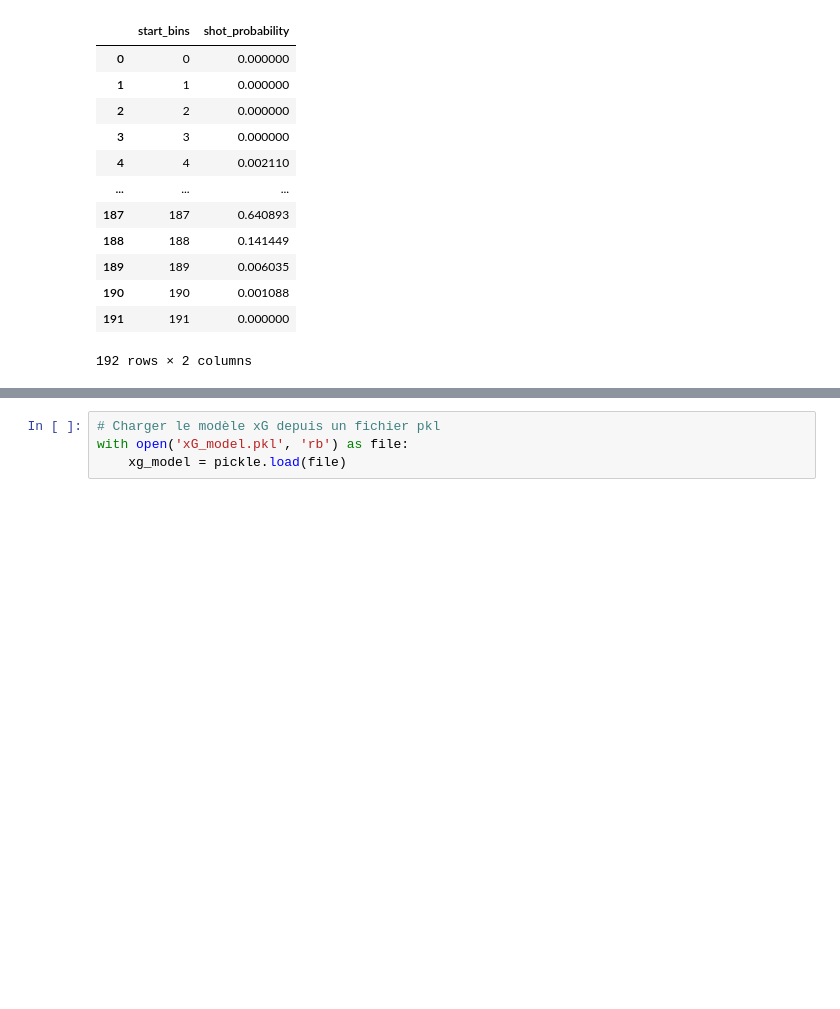
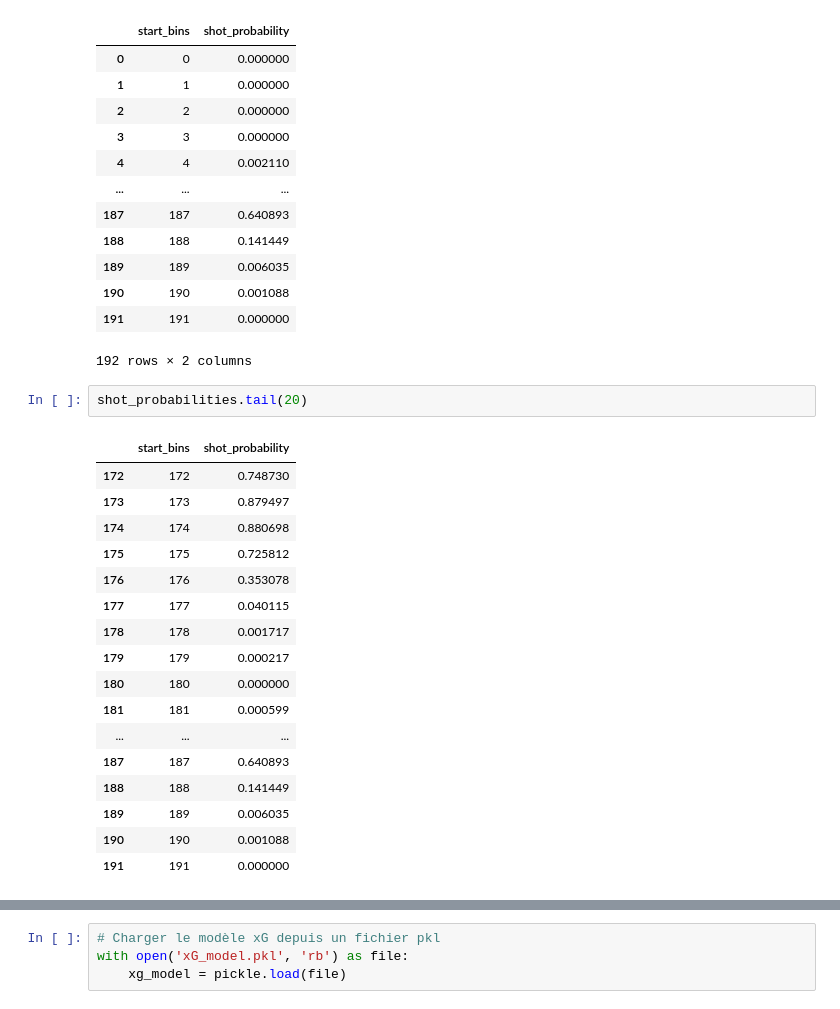
Before and after one commit to Anhali/xG_model-_python, a Jupyter notebook: xT_based_on_xG.ipynb, the cells around one changed output, grey strips where cells are left out. Saved outputs shown, nothing was run; the diff lists cells and outputs as text; blank space fills up the shorter version.

```diff
--- a/xT_based_on_xG.ipynb
+++ b/xT_based_on_xG.ipynb
@@ -230,3 +230,23 @@ shot_probabilities
 | 190 | 190 | 0.001088 |
 | 191 | 191 | 0.000000 |
 192 rows × 2 columns
+# %%
+shot_probabilities.tail(20)
+# %% [output]
+|  | start_bins | shot_probability |
+| 172 | 172 | 0.748730 |
+| 173 | 173 | 0.879497 |
+| 174 | 174 | 0.880698 |
+| 175 | 175 | 0.725812 |
+| 176 | 176 | 0.353078 |
+| 177 | 177 | 0.040115 |
+| 178 | 178 | 0.001717 |
+| 179 | 179 | 0.000217 |
+| 180 | 180 | 0.000000 |
+| 181 | 181 | 0.000599 |
+| ... | ... | ... |
+| 187 | 187 | 0.640893 |
+| 188 | 188 | 0.141449 |
+| 189 | 189 | 0.006035 |
+| 190 | 190 | 0.001088 |
+| 191 | 191 | 0.000000 |
```
Also changed, not shown: parts of 9 cells of this notebook, 1 other file.
